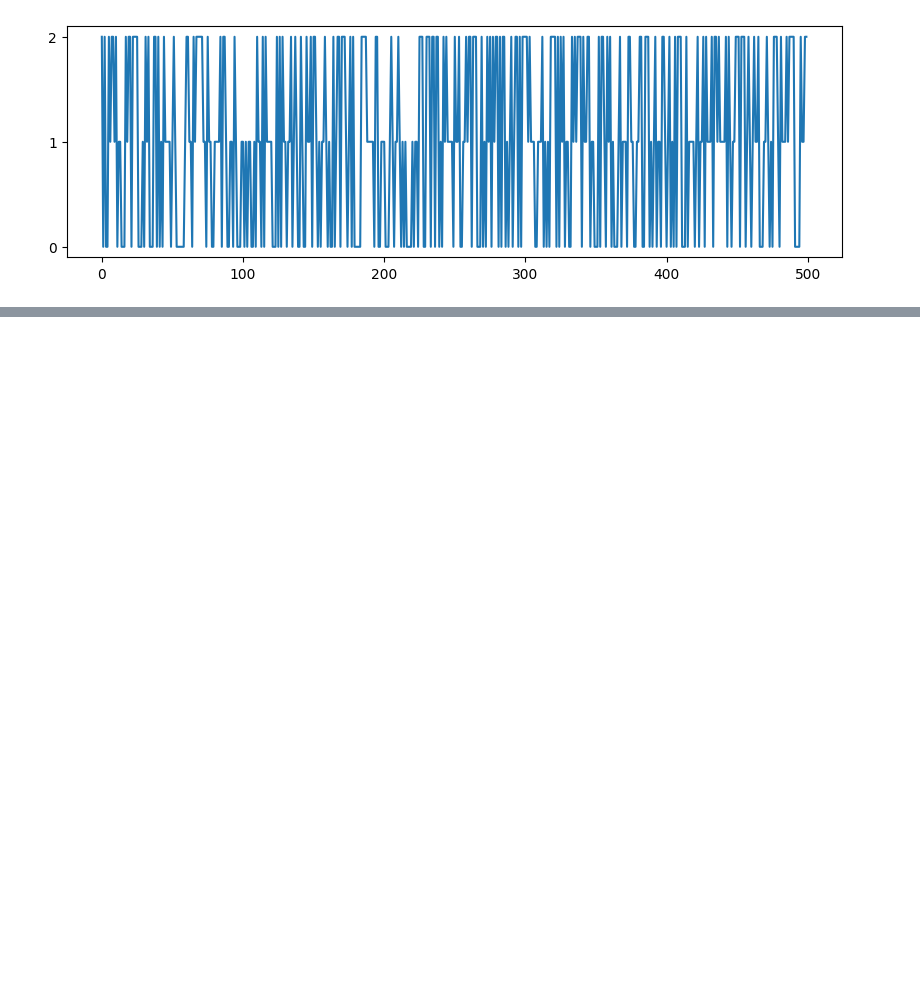
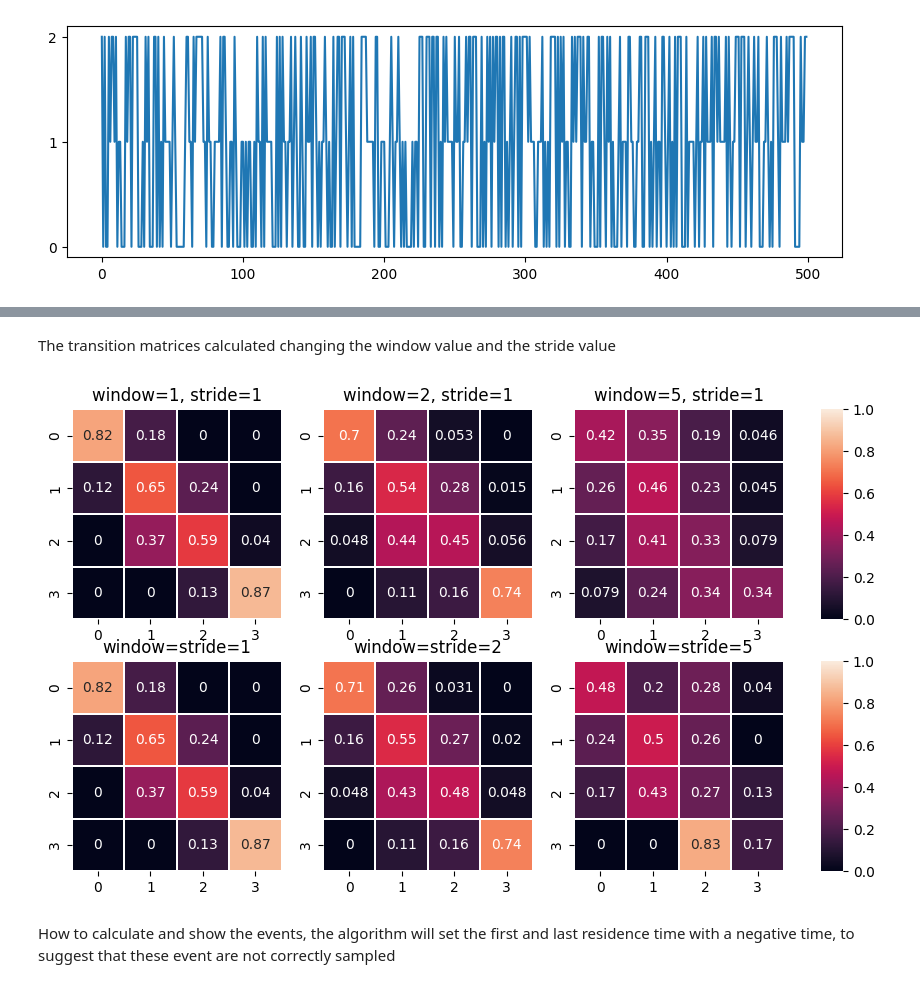
Before and after one commit to GMPavanLab/cpctools, a Jupyter notebook: docs/source/TimeAnalysis.ipynb, the cells around one changed output, grey strips where cells are left out. Saved outputs shown, nothing was run; the diff lists cells and outputs as text; code cells hidden in the pictures; blank space fills up the shorter version.

```diff
--- a/docs/source/TimeAnalysis.ipynb
+++ b/docs/source/TimeAnalysis.ipynb
@@ -40,0 +78,24 @@ sns.heatmap(tmat, annot=True,linewidths=0.1,square=True,vmax=1, vmin=0)
+# %% [markdown]
+The transition matrices calculated changing the window value and the stride value
+# %%
+_,ax=plt.subplots(2,4,figsize=(10,6), gridspec_kw={'width_ratios':[1,1,1,0.1]})
+for i, window in enumerate([1,2,5]):
+    tmat = st.calculateTransitionMatrix(cls, window=window, stride=1)
+    tmat= st.normalizeMatrix(tmat)
+    sns.heatmap(tmat, annot=True,linewidths=0.1,
+                square=True,vmax=1, vmin=0, ax = ax[0,i],
+                cbar=i != 1,
+                cbar_ax= ax[0,3] if i!=1  else None)
+    ax[0,i].set_title(f"window={window}, stride=1")
+for i, window in enumerate([1,2,5]):
+    tmat = st.calculateTransitionMatrix(cls, window=window, stride=window)
+    tmat= st.normalizeMatrix(tmat)
+    sns.heatmap(tmat, annot=True,linewidths=0.1,
+                square=True,vmax=1, vmin=0, ax = ax[1,i],
+                cbar=i != 1,
+                cbar_ax= ax[1,3] if i!=1  else None)
+    ax[1,i].set_title(f"window=stride={window}")
+# %% [output]
+[figure, added]
+# %% [markdown]
+How to calculate and show the events, the algorithm will set the first and last residence time with a negative time, to suggest that these event are not correctly sampled
```
Also changed, not shown: parts of 4 cells of this notebook.
